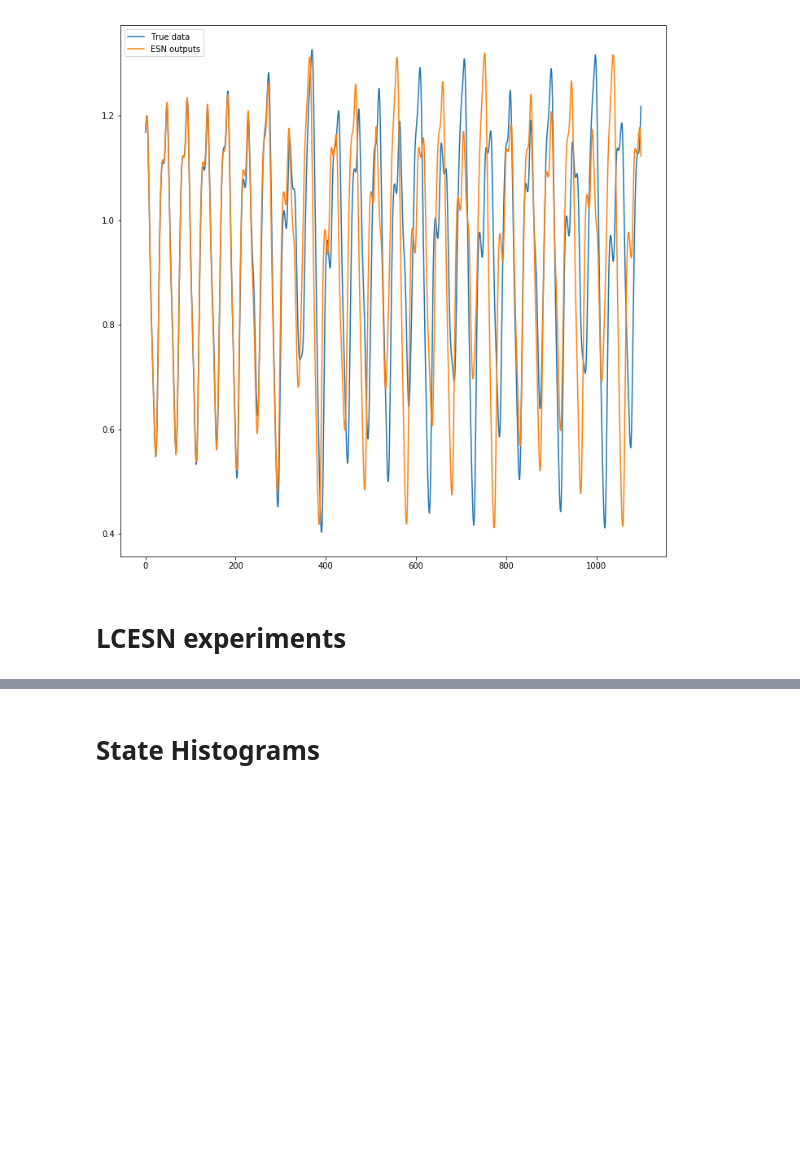
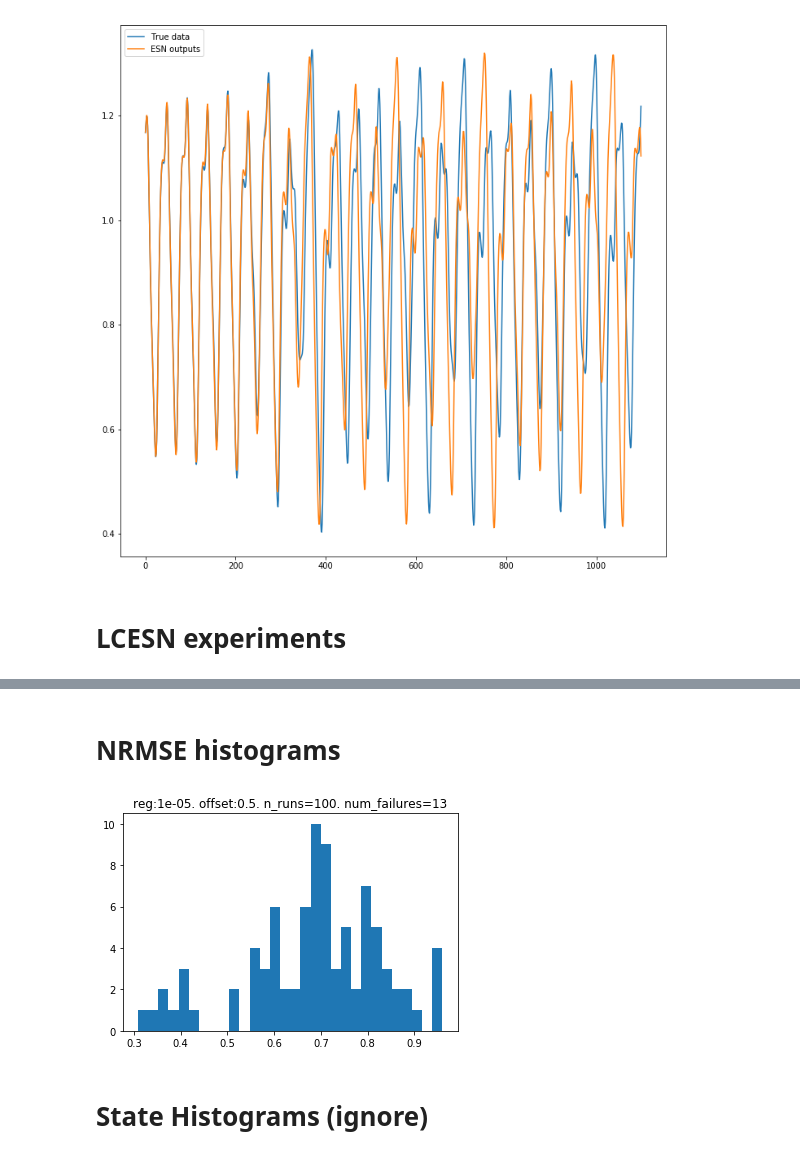
Before and after one commit to zimmerman-cole/esn_experiments, a Jupyter notebook: LCESN_tests.ipynb, the cells around one changed output, grey strips where cells are left out. Saved outputs shown, nothing was run; the diff lists cells and outputs as text; code cells hidden in the pictures; blank space fills up the shorter version.

Commit message:
Added some useful testing and histogram visual. methods to LCESN_tests.ipynb

```diff
--- a/LCESN_tests.ipynb
+++ b/LCESN_tests.ipynb
@@ -131,5 +166,54 @@ NRMSE: 31.324417
+# %% [markdown]
+# NRMSE histograms
+# %%
+def show_nrmse_histograms(all_results, n_bins=30):
+    for k, res in all_results.items():
+        specs = k.split('\n')
+        specs_dict = dict()
+        for s in specs:
+            #print(s)
+            if 'reservoir_sizes' in s:
+                sizes = s[s.index(':')+2:][1:-1]
+                sizes = map(int, sizes.split(','))
+            elif 'in_weights' in s or 'res_weights' in s:
+                info = s[s.index(':')+2:]
+                exec('info = dict(%s)' % info)
+                k_ = 'in_weights' if 'in_weights' in s else 'res_weights'
+                specs_dict[k_] = info
+            else:
+                k1 = "'%s'" % s[:s.index(':')]
+                k2 = s[s.index(':') + 2:]
+                exec('specs_dict[%s] = %s' % (k1, k2))
+
+        # Check for infs, nans
+        num_failed = 0
+        res_clean = []
+        for err in res:
+            if np.isnan(err) or np.isinf(err) or err >= 1.:
+                num_failed += 1
+            else:
+                res_clean.append(err)
+
+        title = 'reg:%s. offset:%.1f. n_runs=%d. num_failures=%d' \
+                    % (str(specs_dict['regulariser']), specs_dict['res_weights']['offsets'],
+                       len(res), num_failed)
+        if len(res_clean) > 0:
+            hist, bins = np.histogram(res_clean, bins=min(len(res_clean), n_bins))
+            bin_width = bins[1] - bins[0]
+
+            f, ax = plt.subplots()
+            ax.set_title(title)
+            ax.bar(bins[:-1], hist, width=bin_width)
+            plt.show()
+        else:
+            print('"%s" only yielded failures. oops' % title)
+        raw_input()
+
+show_nrmse_histograms(all_results)
+# %% [output]
+[figure, added]
 # %% [markdown]
-# State Histograms
+# State Histograms (ignore)
 # %%
 n_bins = 100
 state_hist, state_bins = np.histogram(esn_state.squeeze(), bins=n_bins)
```
Also changed, not shown: parts of 3 cells of this notebook.
